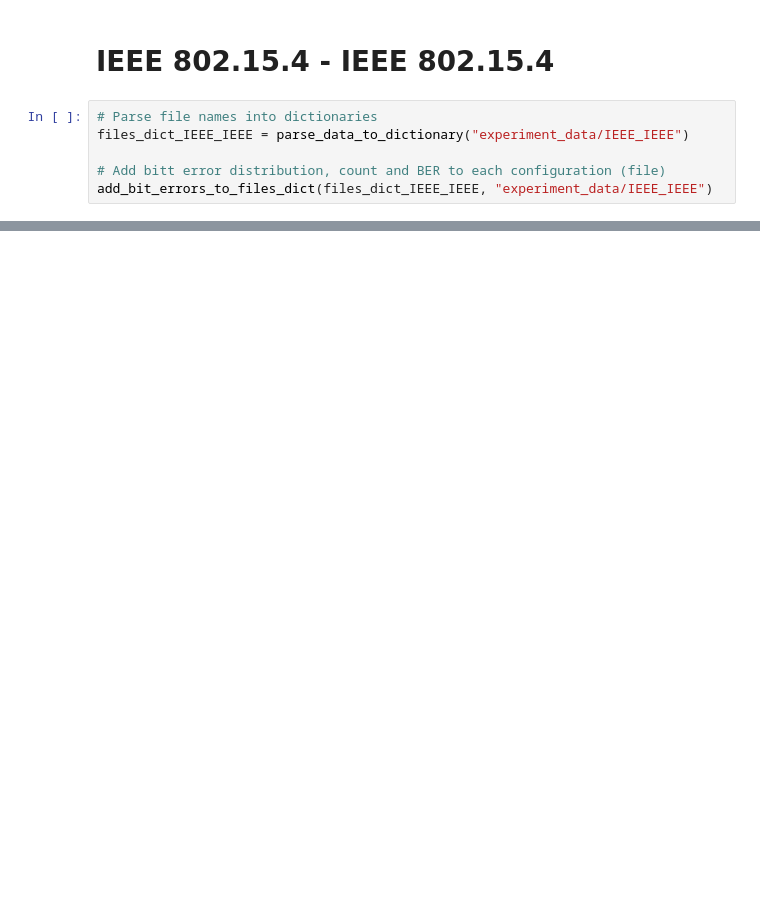
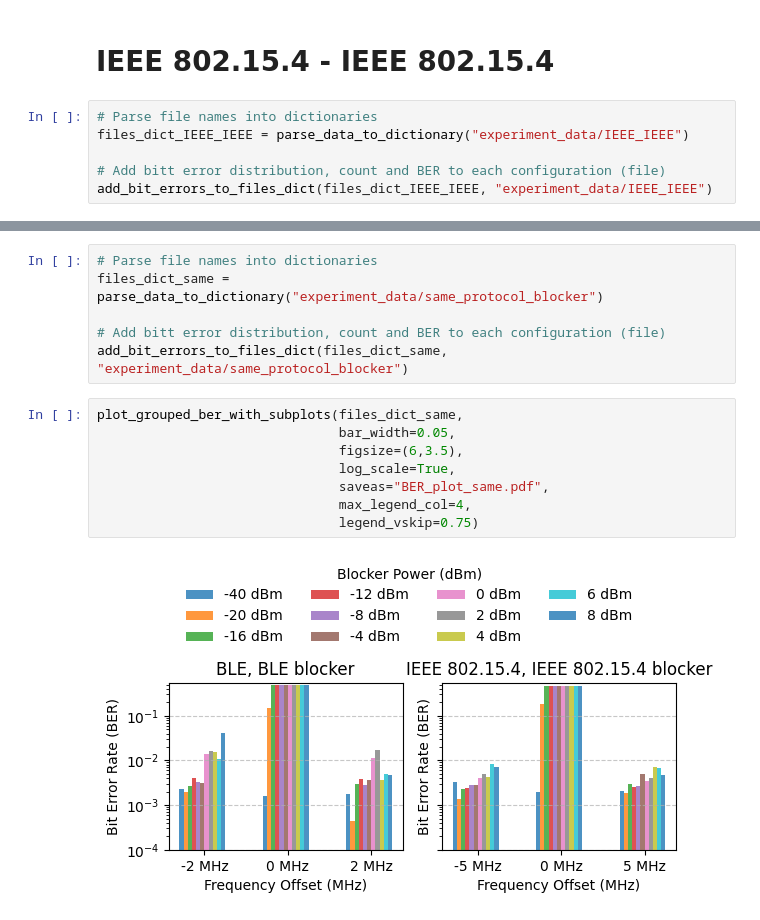
Before and after one commit to Zimrahin/DotBot-firmware, a Jupyter notebook: a_python/plot_ratio_wrong_bits.ipynb, the cells around one changed output, grey strips where cells are left out. Cells and saved outputs as stored; diff of their text form; blank space fills up the shorter version.

Commit message:
added BER for same protocol blocking

```diff
--- a/a_python/plot_ratio_wrong_bits.ipynb
+++ b/a_python/plot_ratio_wrong_bits.ipynb
@@ -319,0 +359,16 @@ plot_grouped_ber_with_subplots(files_dict_IEEE_IEEE, bar_width=0.05, figsize=(12
+# %%
+# Parse file names into dictionaries
+files_dict_same = parse_data_to_dictionary("experiment_data/same_protocol_blocker")
+
+# Add bitt error distribution, count and BER to each configuration (file)
+add_bit_errors_to_files_dict(files_dict_same, "experiment_data/same_protocol_blocker")
+# %%
+plot_grouped_ber_with_subplots(files_dict_same,
+                               bar_width=0.05,
+                               figsize=(6,3.5),
+                               log_scale=True,
+                               saveas="BER_plot_same.pdf",
+                               max_legend_col=4,
+                               legend_vskip=0.75)
+# %% [output]
+[figure, added]
```
Also changed, not shown: parts of 5 cells of this notebook.
